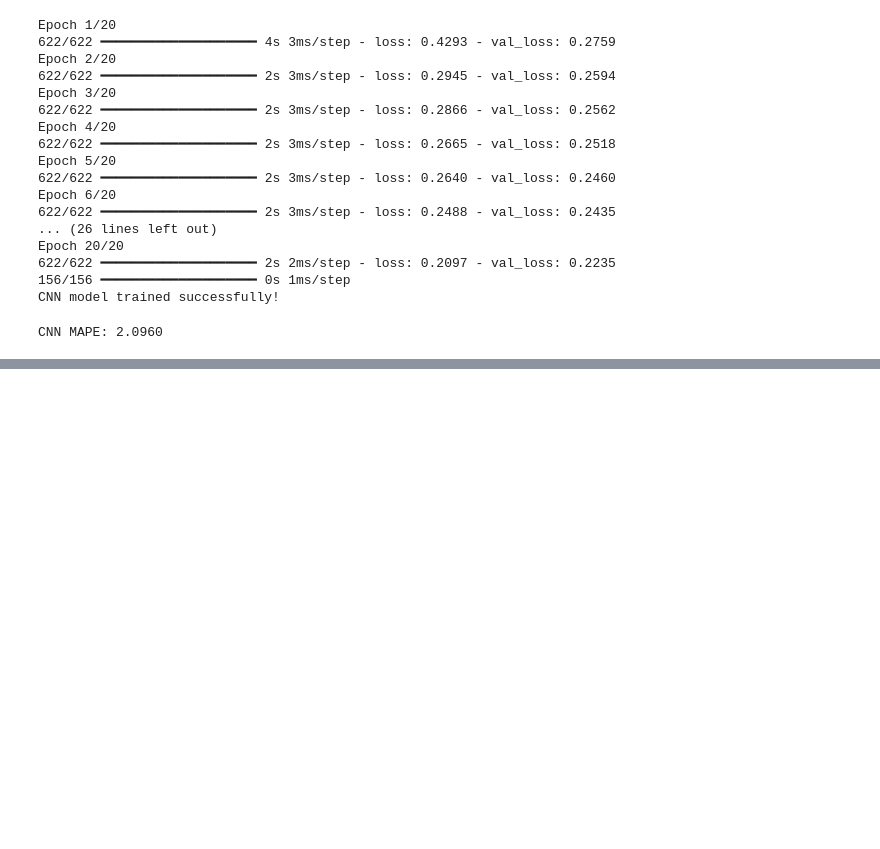
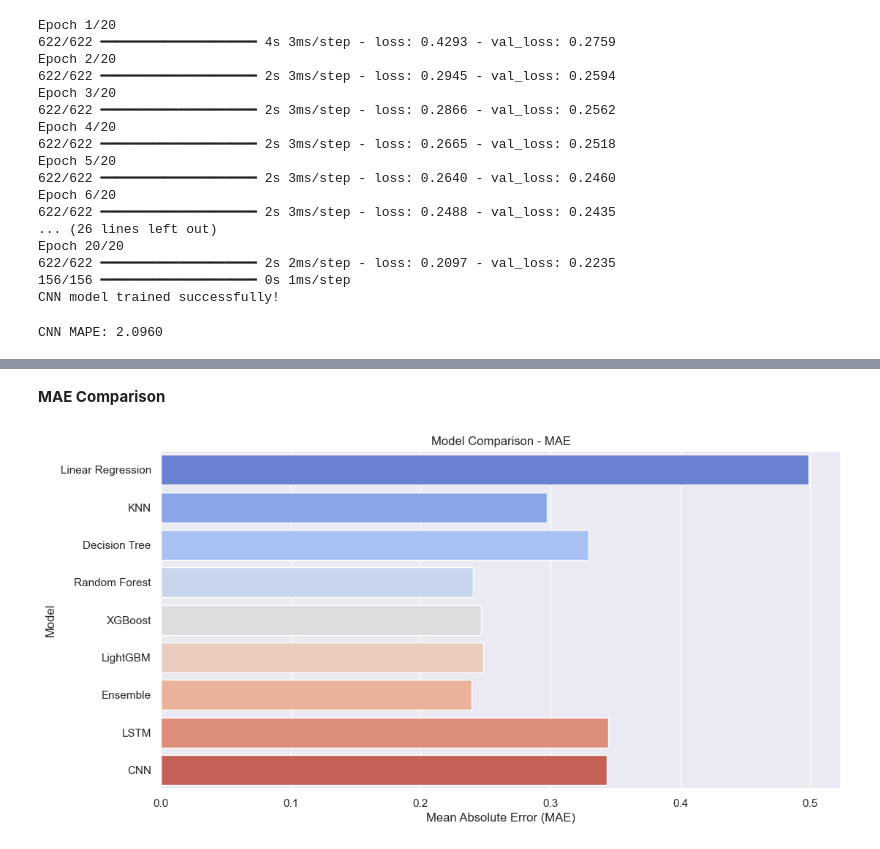
Before and after one commit to Arkadeep01/Air-Quality-Index, a Jupyter notebook: AQI_Modulling.ipynb, the cells around one changed output, grey strips where cells are left out. Saved outputs shown, nothing was run; the diff lists cells and outputs as text; code cells hidden in the pictures; blank space fills up the shorter version.

```diff
--- a/AQI_Modulling.ipynb
+++ b/AQI_Modulling.ipynb
@@ -933,0 +1377,11 @@ Requirement already satisfied: threadpoolctl>=3.1.0 in c:\anaconda navigator\lib
+# %% [markdown]
+**MAE Comparison**
+# %%
+plt.figure(figsize=(12, 6))
+sns.barplot(x="MAE", y="Model", data=results_df, palette="coolwarm")
+plt.xlabel("Mean Absolute Error (MAE)")
+plt.ylabel("Model")
+plt.title("Model Comparison - MAE")
+plt.show()
+# %% [output]
+[figure, added]
```
Also changed, not shown: parts of 44 cells of this notebook, 4 other files.
